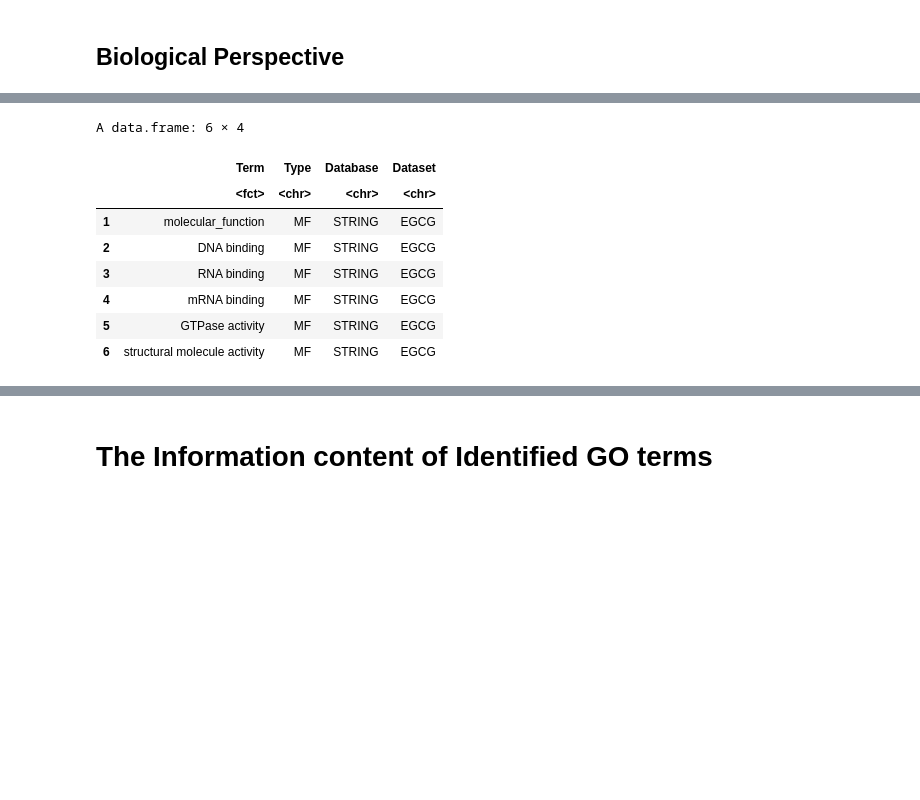
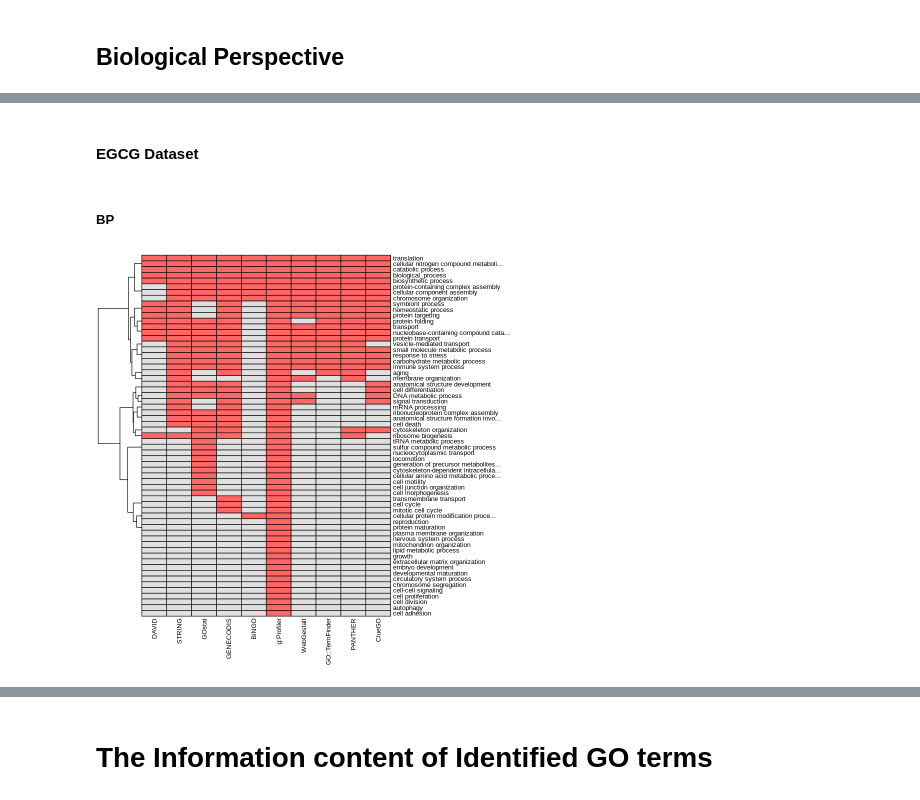
Before and after one commit to kittisaktaoma/GO-tools-comparsion, a Jupyter notebook: GO_tools_Comparison.ipynb, the cells around one changed output, grey strips where cells are left out. Drawn from its saved outputs; the diff is of its cells as text; code cells hidden in the pictures; blank space fills up the shorter version.

```diff
--- a/GO_tools_Comparison.ipynb
+++ b/GO_tools_Comparison.ipynb
@@ -888,20 +874,18 @@ head(cdf)
 # %%
-library(GSEABase)
-ref <- "https://raw.githubusercontent.com/kittisaktaoma/GO-tools-comparsion/master/res/GO_human.obo"
 
-all.index <- cdf %>% dplyr::select(Database,Type,Enrichment,Dataset) %>% unique()
-
+gene_bin <- function(input){
+  all.index <- input %>% dplyr::select(Database,Type,Enrichment,Dataset) %>% unique()
 dat <- list()
 for (i in 1:nrow(all.index)) {
   print(i)
-  all.03 <- cdf %>% dplyr::filter(.,Type == all.index[i,2] %>% unlist(),Database == all.index[i,1] %>% unlist(),
+  all.03 <- input %>% dplyr::filter(.,Type == all.index[i,2] %>% unlist(),
+                                Database == all.index[i,1] %>% unlist(),
                                      Enrichment == all.index[i,3] %>% unlist(),
                                      Dataset == all.index[i,4]%>% unlist()) %>%
     dplyr::select(GOID) %>% unlist()
 
 
   myCollection <- GOCollection(all.03)
-  fl <- system.file("extdata", "goslim_plant.obo", package="GSEABase")
   slim <- getOBOCollection(ref)
 
   res <- goSlim(myCollection, slim, all.index[i,2] %>% unlist()) %>% as.data.frame()
@@ -917,19 +901,23 @@ for (i in 1:nrow(all.index)) {
   res.1$i <- i
   dat[[i]] <- res.1 # add it to your list
 }
+
+  big_data <- do.call(rbind, dat) %>% as.data.frame() %>%
+              dplyr::select(-Count,-Percent,-i,-id,-Enrichment)
+}
+
+plot_bin <- function(input){
+  input$Database <- factor(input$Database,levels = c("DAVID","STRING","GOstat","GENECODIS","BiNGO","g:Profiler","WebGestalt","GO::TermFinder","PANTHER","ClueGO"))
+  x <- input[,-c(2,4)] %>% table()
+  pheatmap::pheatmap(x,cluster_rows = T,cluster_cols = F,clustering_method = "ward.D2",
+                     fontsize   = 8,
+                     color = c("#E0E0E0", "#FF6666"),border_color = "black",legend = FALSE,angle_col = 90)
+}
+
+plot_bin_02 <- function(input){
+  input$Database <- factor(input$Database,levels = c("DAVID","STRING","GOstat","GENECODIS","BiNGO","g:Profiler","WebGestalt","GO::TermFinder","PANTHER","ClueGO","Previouly Found"))
+  x <- input[,-c(2,4)] %>% table()
+  pheatmap::pheatmap(x,cluster_rows = T,cluster_cols = F,clustering_method = "ward.D2",
+                     fontsize   = 8,
+                     color = c("#E0E0E0", "#FF6666"),border_color = "black",legend = FALSE,angle_col = 90)
+}
-# %%
-
-big_data <- do.call(rbind, dat) %>% as.data.frame() %>%
-  dplyr::select(-Count,-Percent,-i,-id,-Enrichment)
-
-head(big_data)
-# %% [output]
-A data.frame: 6 × 4
-|  | Term | Type | Database | Dataset |
-|  | <fct> | <chr> | <chr> | <chr> |
-| 1 | molecular_function | MF | STRING | EGCG |
-| 2 | DNA binding | MF | STRING | EGCG |
-| 3 | RNA binding | MF | STRING | EGCG |
-| 4 | mRNA binding | MF | STRING | EGCG |
-| 5 | GTPase activity | MF | STRING | EGCG |
-| 6 | structural molecule activity | MF | STRING | EGCG |
@@ -964,0 +928,8 @@ for (i in 1:nrow(all.index)) {
+# %% [markdown]
+#### EGCG Dataset
+# %% [markdown]
+##### BP
+# %%
+fread("https://raw.githubusercontent.com/kittisaktaoma/GO-tools-comparsion/master/res/biological_compare.csv") %>% filter(Type == "BP") %>% filter(Dataset == "EGCG") %>% plot_bin()
+# %% [output]
+[figure, added]
```
Also changed, not shown: parts of 28 cells of this notebook.
